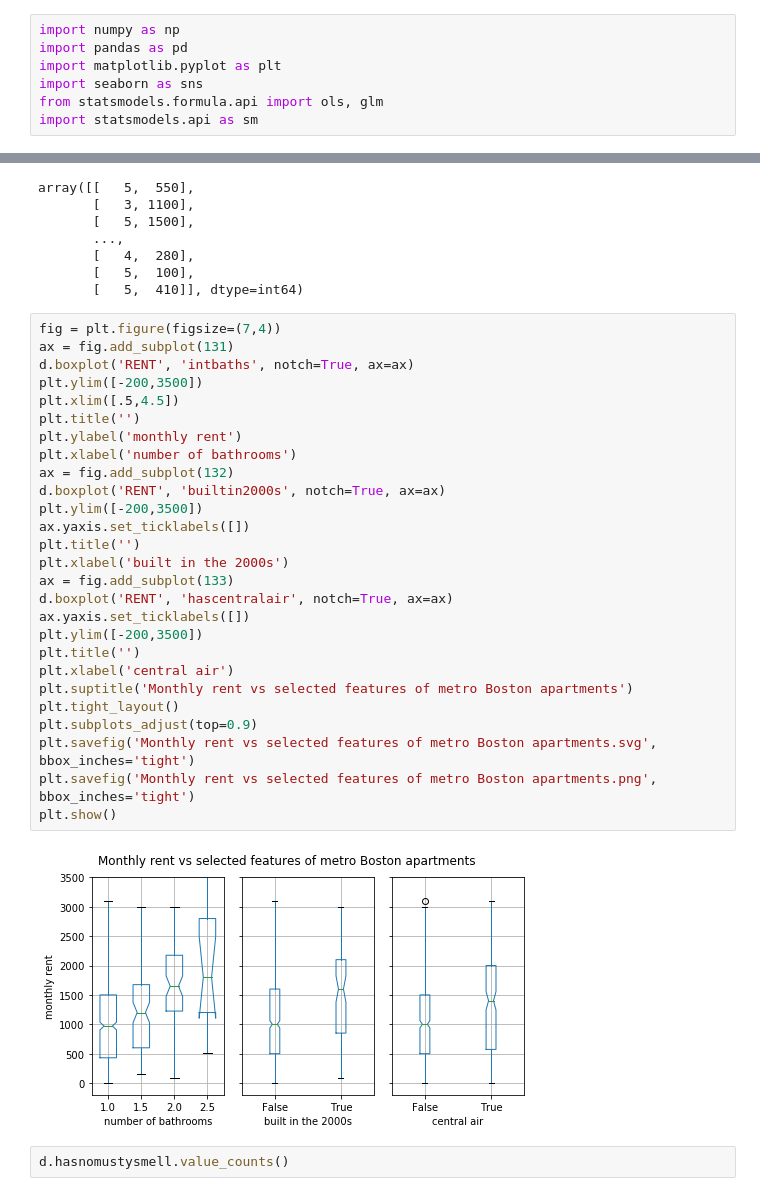
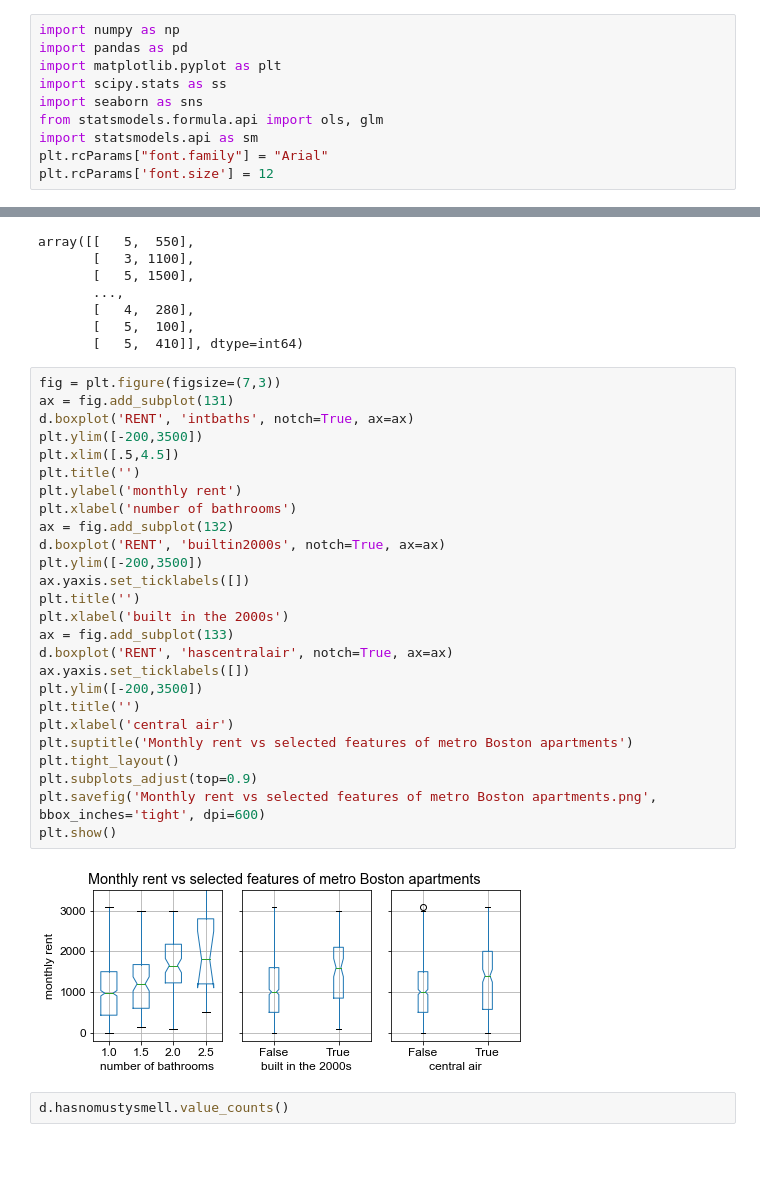
Before and after one commit to weizhongg/Boston-rental-prices-CS-506-project, a Jupyter notebook: Wei Zhong.ipynb, the cells around one changed output, grey strips where cells are left out. Drawn from its saved outputs; the diff is of its cells as text; blank space fills up the shorter version.

```diff
--- a/Wei Zhong.ipynb
+++ b/Wei Zhong.ipynb
@@ -2,9 +2,12 @@
 import numpy as np
 import pandas as pd
 import matplotlib.pyplot as plt
+import scipy.stats as ss
 import seaborn as sns
 from statsmodels.formula.api import ols, glm
 import statsmodels.api as sm
+plt.rcParams["font.family"] = "Arial"
+plt.rcParams['font.size'] = 12
 # %%
 c = pd.read_csv(r"household.csv", quotechar="'", na_values=['N', 'M'], header=0, prefix='c')
 # %%
@@ -101,34 +104,33 @@ array([[   5,  550],
        [   5,  100],
        [   5,  410]], dtype=int64)
 # %%
-fig = plt.figure(figsize=(7,4))
+fig = plt.figure(figsize=(7,3))
 ax = fig.add_subplot(131)
 d.boxplot('RENT', 'intbaths', notch=True, ax=ax)
 plt.ylim([-200,3500])
 plt.xlim([.5,4.5])
 plt.title('')
 plt.ylabel('monthly rent')
 plt.xlabel('number of bathrooms')
 ax = fig.add_subplot(132)
 d.boxplot('RENT', 'builtin2000s', notch=True, ax=ax)
 plt.ylim([-200,3500])
 ax.yaxis.set_ticklabels([])
 plt.title('')
 plt.xlabel('built in the 2000s')
 ax = fig.add_subplot(133)
 d.boxplot('RENT', 'hascentralair', notch=True, ax=ax)
 ax.yaxis.set_ticklabels([])
 plt.ylim([-200,3500])
 plt.title('')
 plt.xlabel('central air')
 plt.suptitle('Monthly rent vs selected features of metro Boston apartments')
 plt.tight_layout()
 plt.subplots_adjust(top=0.9)
-plt.savefig('Monthly rent vs selected features of metro Boston apartments.svg', bbox_inches='tight')
-plt.savefig('Monthly rent vs selected features of metro Boston apartments.png', bbox_inches='tight')
+plt.savefig('Monthly rent vs selected features of metro Boston apartments.png', bbox_inches='tight', dpi=600)
 plt.show()
 # %% [output]
-[figure, old version]
+[figure, new version]
 # %%
 d.hasnomustysmell.value_counts()
 # %% [output]
```
Also changed, not shown: parts of 17 cells of this notebook.
